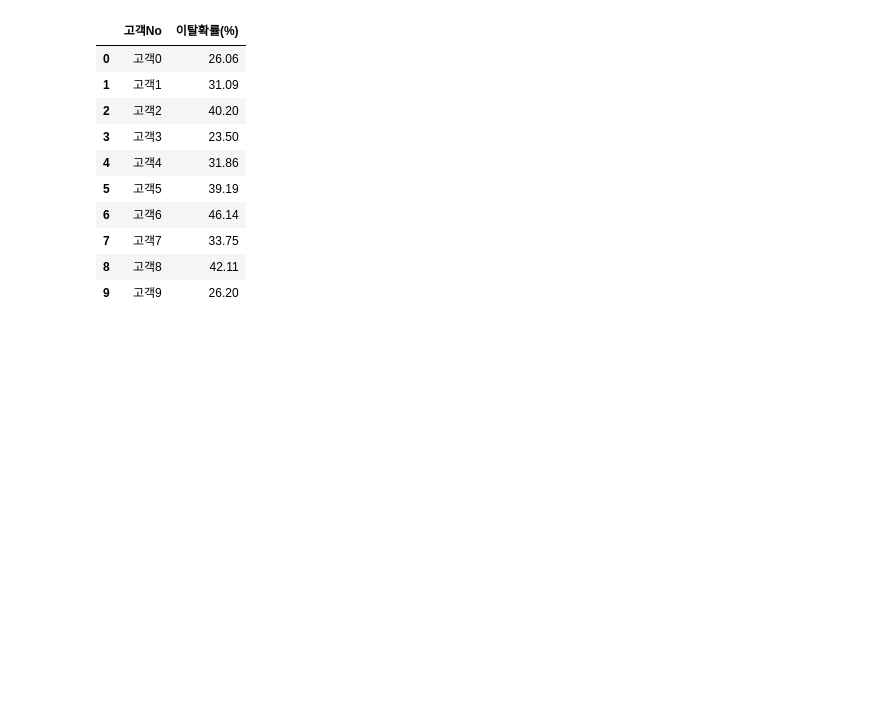
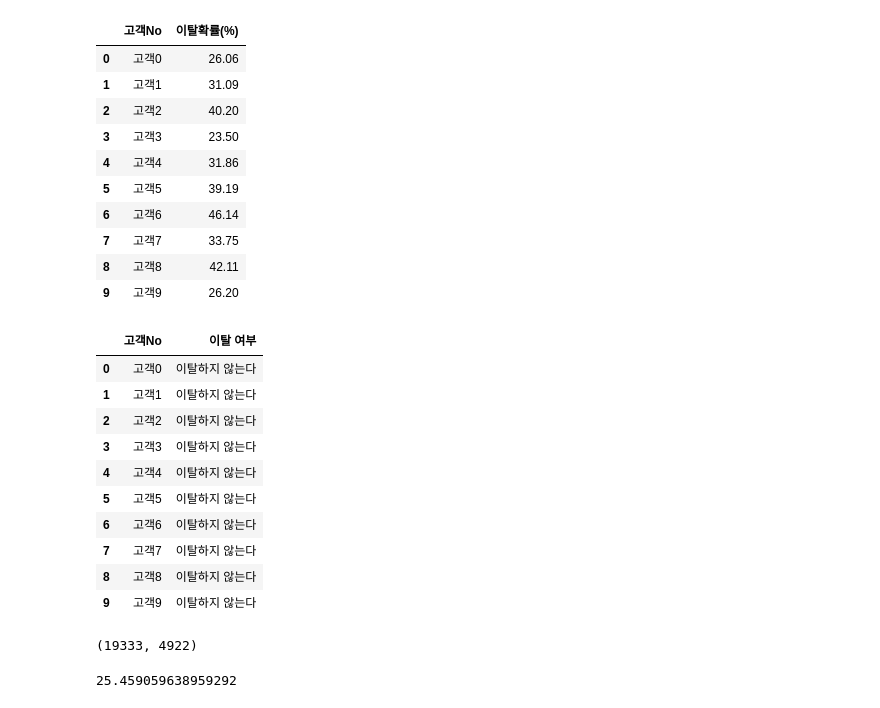
Before and after one commit to skywalker221-Minsoo/-DS-_ZeroBase_ML_Project, a Jupyter notebook: dataset_2_team/Dataset2_final.ipynb, the cells around one changed output. Cells and saved outputs as stored; diff of their text form; code cells hidden in the pictures; blank space fills up the shorter version.

Commit message:
test 데이터터 threshold=0.5

```diff
--- a/dataset_2_team/Dataset2_final.ipynb
+++ b/dataset_2_team/Dataset2_final.ipynb
@@ -1075,3 +1076,23 @@ result_df.head(10)
 | 7 | 고객7 | 33.75 |
 | 8 | 고객8 | 42.11 |
 | 9 | 고객9 | 26.20 |
+# %%
+threshold = 0.5  # 임계값 설정
+
+predictions = ['이탈한다' if p > threshold else '이탈하지 않는다' for p in predicted_probabilities]
+
+result_df = pd.DataFrame({'고객No': ['고객' + str(i) for i in range(len(train_rs_test))],
+                          '이탈 여부': predictions})
+result_df.head(10)
+# %% [output]
+|  | 고객No | 이탈 여부 |
+| 0 | 고객0 | 이탈하지 않는다 |
+| 1 | 고객1 | 이탈하지 않는다 |
+| 2 | 고객2 | 이탈하지 않는다 |
+| 3 | 고객3 | 이탈하지 않는다 |
+| 4 | 고객4 | 이탈하지 않는다 |
+| 5 | 고객5 | 이탈하지 않는다 |
+| 6 | 고객6 | 이탈하지 않는다 |
+| 7 | 고객7 | 이탈하지 않는다 |
+| 8 | 고객8 | 이탈하지 않는다 |
+| 9 | 고객9 | 이탈하지 않는다 |
@@ -1077,0 +1101,9 @@ result_df.head(10)
+# %%
+len(result_df), len(yes_churn)
+# %% [output]
+(19333, 4922)
+# %%
+churn_prc = len(yes_churn) / len(result_df) * 100
+churn_prc
+# %% [output]
+25.459059638959292
```
Also changed, not shown: parts of 2 cells of this notebook.
